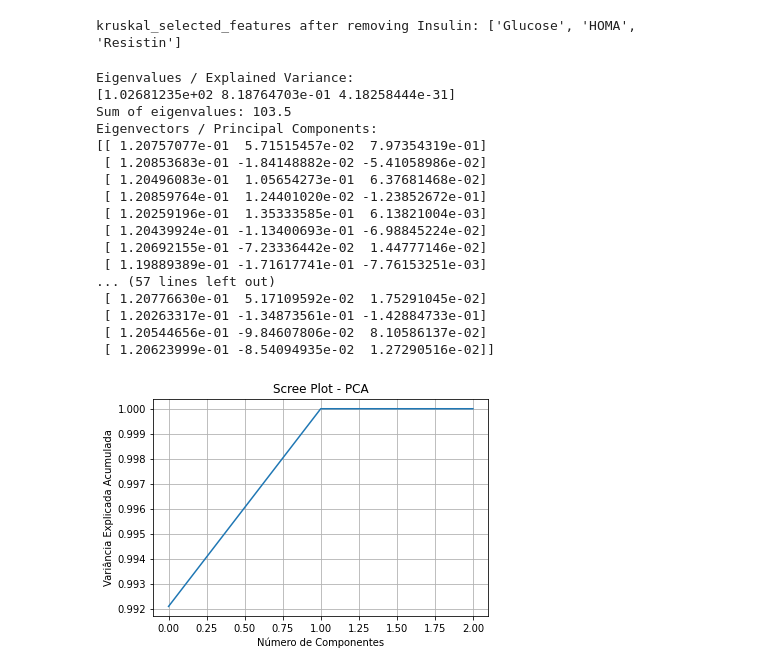
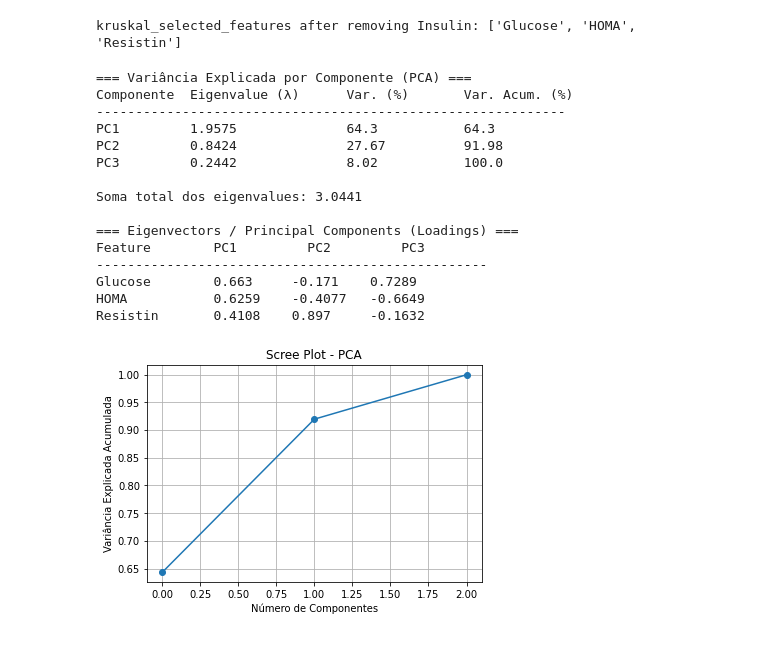
Before and after one commit to alexjmr22/AC_project, a Jupyter notebook: projeto.ipynb, the cells around one changed output. Cells and saved outputs as stored; diff of their text form; code cells hidden in the pictures.

```diff
--- a/projeto.ipynb
+++ b/projeto.ipynb
@@ -137,51 +137,65 @@ print("kruskal_selected_features after removing Insulin:", kruskal_selected_feat
 kruskal_selected_features after removing Insulin: ['Glucose', 'HOMA', 'Resistin']
 # %%
 # --------------------dimensionality reduction --------------
-X = X_train[kruskal_selected_features].to_numpy().T
+X = X_train[kruskal_selected_features].to_numpy()
 
 import matplotlib.pyplot as plt
 from sklearn.decomposition import PCA
 from sklearn.preprocessing import StandardScaler
 
 # Estandardizar (importante no PCA)
 X_std = StandardScaler().fit_transform(X)
 
 # Ajustar PCA
 pca = PCA()
 pca.fit(X_std)
 
 # Variância explicada
-print("Eigenvalues / Explained Variance:")
-print(pca.explained_variance_)
-print("Sum of eigenvalues:", np.sum(pca.explained_variance_))
+eigenvalues = np.round(pca.explained_variance_, 4)
+explained_ratio = np.round(pca.explained_variance_ratio_ * 100, 2)
+cum_ratio = np.round(np.cumsum(pca.explained_variance_ratio_) * 100, 2)
+
+print("\n=== Variância Explicada por Componente (PCA) ===")
+print(f"{'Componente':<12}{'Eigenvalue (λ)':<20}{'Var. (%)':<15}{'Var. Acum. (%)'}")
+print("-" * 60)
+for i, (eig, var, cum) in enumerate(zip(eigenvalues, explained_ratio, cum_ratio), start=1):
+    print(f"PC{i:<10}{eig:<20}{var:<15}{cum}")
+
+# Soma total dos eigenvalues
+print(f"\nSoma total dos eigenvalues: {np.sum(eigenvalues):.4f}")
 
 # Componentes principais (autovetores)
-print("Eigenvectors / Principal Components:")
-print(pca.components_.T)
+components = np.round(pca.components_.T, 4)
+
+print("\n=== Eigenvectors / Principal Components (Loadings) ===")
+print(f"{'Feature':<15}" + "".join([f"PC{i+1:<10}" for i in range(components.shape[1])]))
+print("-" * 50)
+for feat, row in zip(kruskal_selected_features, components):
+    vals = "".join([f"{v:<10}" for v in row])
+    print(f"{feat:<15}{vals}")
 
 # Scree plot
-plt.plot(np.cumsum(pca.explained_variance_ratio_))
+plt.figure(figsize=(6,4))
+plt.plot(np.cumsum(pca.explained_variance_ratio_), marker='o')
 plt.xlabel("Número de Componentes")
 plt.ylabel("Variância Explicada Acumulada")
 plt.title("Scree Plot - PCA")
 plt.grid(True)
 plt.show()
 # %% [output]
-Eigenvalues / Explained Variance:
-[1.02681235e+02 8.18764703e-01 4.18258444e-31]
-Sum of eigenvalues: 103.5
-Eigenvectors / Principal Components:
-[[ 1.20757077e-01  5.71515457e-02  7.97354319e-01]
- [ 1.20853683e-01 -1.84148882e-02 -5.41058986e-02]
- [ 1.20496083e-01  1.05654273e-01  6.37681468e-02]
- [ 1.20859764e-01  1.24401020e-02 -1.23852672e-01]
- [ 1.20259196e-01  1.35333585e-01  6.13821004e-03]
- [ 1.20439924e-01 -1.13400693e-01 -6.98845224e-02]
- [ 1.20692155e-01 -7.23336442e-02  1.44777146e-02]
- [ 1.19889389e-01 -1.71617741e-01 -7.76153251e-03]
-... (57 lines left out)
- [ 1.20776630e-01  5.17109592e-02  1.75291045e-02]
- [ 1.20263317e-01 -1.34873561e-01 -1.42884733e-01]
- [ 1.20544656e-01 -9.84607806e-02  8.10586137e-02]
- [ 1.20623999e-01 -8.54094935e-02  1.27290516e-02]]
+=== Variância Explicada por Componente (PCA) ===
+Componente  Eigenvalue (λ)      Var. (%)       Var. Acum. (%)
+------------------------------------------------------------
+PC1         1.9575              64.3           64.3
+PC2         0.8424              27.67          91.98
+PC3         0.2442              8.02           100.0
+
+Soma total dos eigenvalues: 3.0441
+
+=== Eigenvectors / Principal Components (Loadings) ===
+Feature        PC1         PC2         PC3
+--------------------------------------------------
+Glucose        0.663     -0.171    0.7289
+HOMA           0.6259    -0.4077   -0.6649
+Resistin       0.4108    0.897     -0.1632
-[figure, old version]
+[figure, new version]
```
